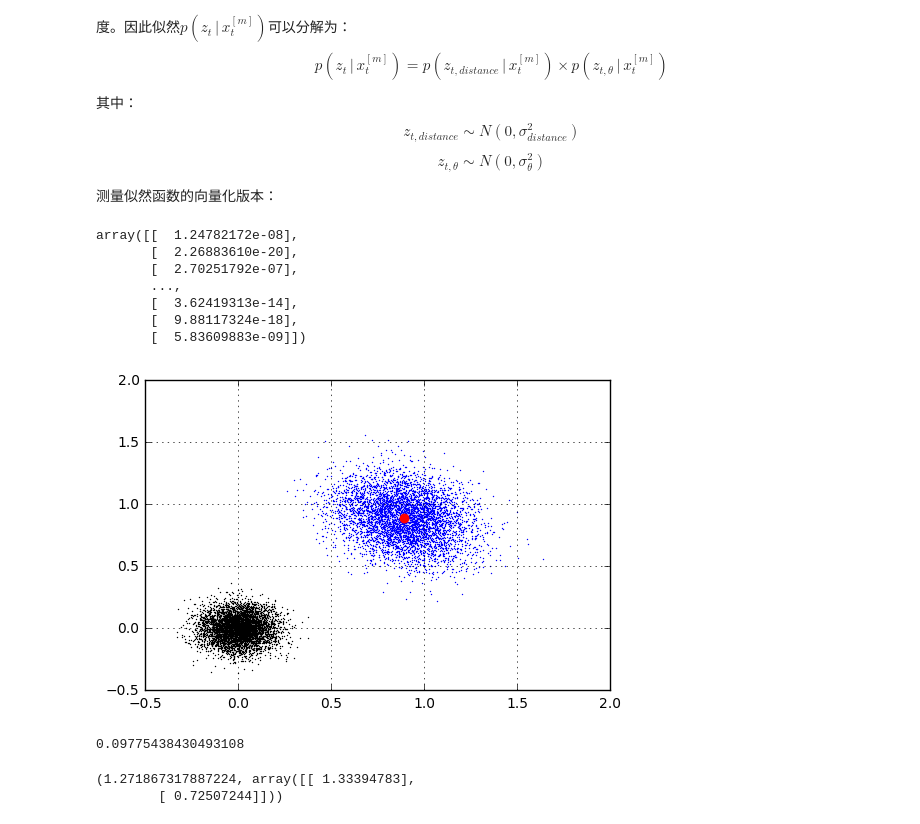
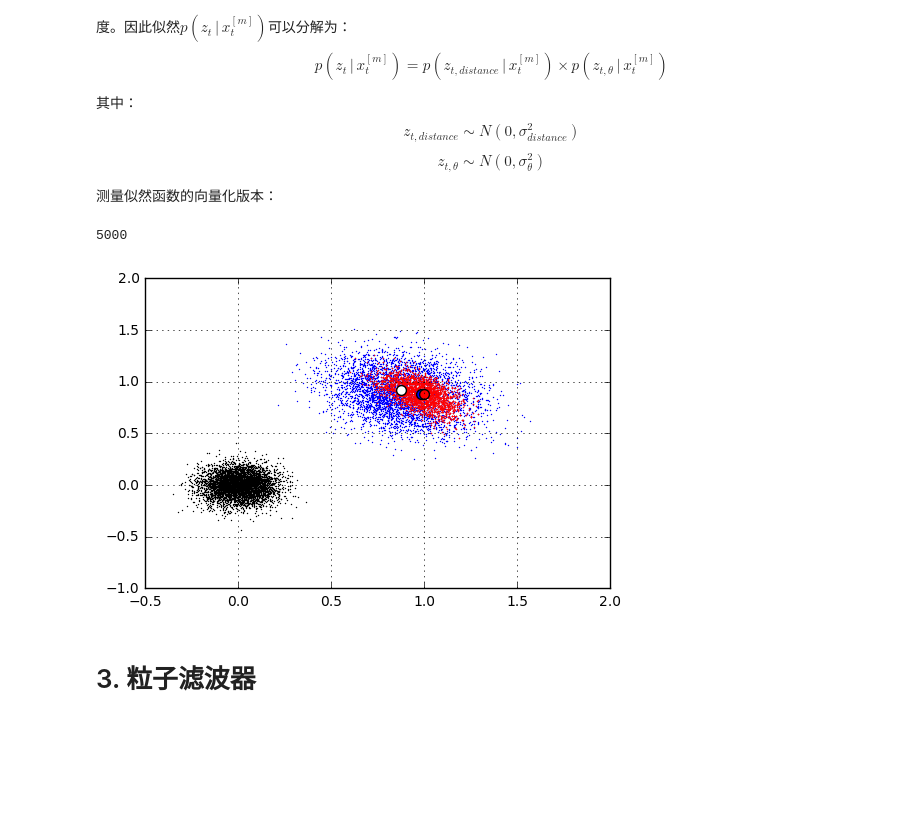
Before and after one commit to liuii/ProbRobotics, a Jupyter notebook: notebooks/02NonparametricFilters/ParticleFilterResampleVersion.ipynb, the cells around one changed output. Cells and saved outputs as stored; diff of their text form; code cells hidden in the pictures; blank space fills up the shorter version.

```diff
--- a/notebooks/02NonparametricFilters/ParticleFilterResampleVersion.ipynb
+++ b/notebooks/02NonparametricFilters/ParticleFilterResampleVersion.ipynb
@@ -158,43 +158,43 @@ def measurement_model(X, z, sigma_distance=0.1, sigma_theta=0.1):
     ys = X[:,1].reshape((-1,1))
     thetas = X[:,2].reshape((-1,1))
 
-    distances = np.sqrt(xs ** 2 + ys ** 2) - z[1]
+    distances = np.sqrt(xs ** 2 + ys ** 2) - z[0]
     p_distance = gaussian_pdf(distances, sigma=sigma_distance)
-    return distances, p_distance
+
+    bias_theta = thetas - z[1]
+    p_theta = gaussian_pdf(bias_theta, sigma=sigma_theta)
+
+    weight = p_distance * p_theta
+    return weight
 # %%
 # 当距离误差小于角度误差时，可以得到以下采样分布
 u = 1
 sigma_u = 0.1
 sigma_theta= 0.1
 
 X = np.random.multivariate_normal([0,0,np.pi/4], np.diag([0.01,0.01,0.01]), size=5000)
 X_sample = sample_motion_model(X, U[0], sigma_u=sigma_u, sigma_theta=sigma_theta)
 
+w = measurement_model(X_sample, Z[0], sigma_distance=0.1, sigma_theta=0.1)
+w = w / np.sum(w)
+index_resample = np.random.choice(5000, 5000, p=np.squeeze(w))
+X_resample = X_sample[index_resample]
+
+np.mean(X_resample, axis=0, keepdims=True)
+
 # 黑色为原始例子，蓝色为运动采样后的粒子
 plt.scatter(X[:,0], X[:,1], s=1, c='k', lw=0)
 plt.scatter(X_sample[:,0], X_sample[:,1], s=1, c='b', lw=0)
-mean = np.mean(X_sample, axis=0, keepdims=True)
-plt.scatter(mean[:,0], mean[:,1],s=50, c='r', lw=0)
+plt.scatter(X_resample[:,0], X_resample[:,1], s=1, c='r', lw=0)
+mean = np.mean(X_resample, axis=0, keepdims=True)
+plt.scatter(mean[:,0], mean[:,1],s=50, c='b', lw=1, edgecolors='k')
+plt.scatter(Z[0][0] * np.cos(Z[0][1]), Z[0][0] * np.sin(Z[0][1]), s=50, c='r', lw=1, edgecolors='k')
+plt.scatter(X_ground_truth[1][0], X_ground_truth[1][1], s=50, c='w', lw=1, edgecolors='k')
 plt.grid()
+
+X.shape[0]
 # %% [output]
-array([[  1.24782172e-08],
-       [  2.26883610e-20],
-       [  2.70251792e-07],
-       ...,
-       [  3.62419313e-14],
-       [  9.88117324e-18],
-       [  5.83609883e-09]])
+5000
-[figure, old version]
+[figure, new version]
-# %%
-d, w = measurement_model(X_sample, Z[0], sigma_distance=0.1, sigma_theta=0.1)
-
-w = w / np.sum(w)
-
-np.sum(d * w)
-# %% [output]
-0.09775438430493108
-# %%
-U[0], Z[0]
-# %% [output]
-(1.271867317887224, array([[ 1.33394783],
-        [ 0.72507244]]))
+# %% [markdown]
+# 3. 粒子滤波器
```
Also changed, not shown: parts of 6 cells of this notebook, 1 other file.
